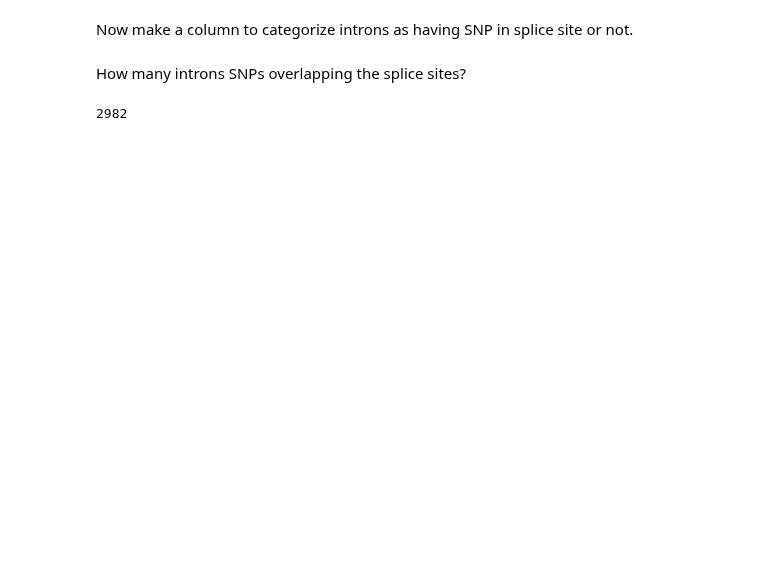
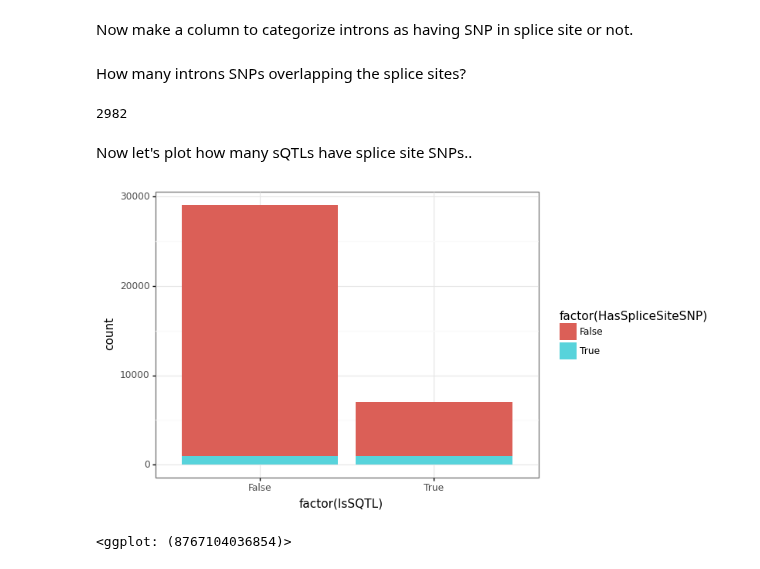
Before and after one commit to bfairkun/ChromatinSplicingQTLs, a Jupyter notebook: docs/20210921_CountSpliceSiteSNPsInSQTLs.py.ipynb, the cells around one changed output. Saved outputs shown, nothing was run; the diff lists cells and outputs as text; code cells hidden in the pictures; blank space fills up the shorter version.

```diff
--- a/docs/20210921_CountSpliceSiteSNPsInSQTLs.py.ipynb
+++ b/docs/20210921_CountSpliceSiteSNPsInSQTLs.py.ipynb
@@ -90,7 +101,7 @@ Merged
 # %% [markdown]
 Now, I want to classify the introns by whether or not there is a test SNP near the intron boundaries... I did some careful checking of my code with the help of visualizing SNPs and splice sites in IGV, to check that this counting works as expected with regards to both plus and minus strand introns at both 5'ss and 3'ss SNPs.
 # %%
-vcf_reader = vcf.Reader(filename='../QTLs/QTLTools/Expression.Splicing/Genotypes/WholeGenome.vcf.gz')
+vcf_reader = vcf.Reader(filename='QTLs/QTLTools/Expression.Splicing/Genotypes/WholeGenome.vcf.gz')
 
 #From -1 to 5 pos relative to donor GT: [0]G[1]T
 Merged['DonorSnpCount'] = Merged.apply(lambda x: Count_SNPs_Around_Pos(vcf_reader, x['#Chr'], x['DonorPos'], -1, 5, strand=x['strand']), axis=1)
@@ -121,3 +118,24 @@ How many introns SNPs overlapping the splice sites?
 sum(Merged['SNP_in_SS'])
 # %% [output]
 2982
+# %% [markdown]
+Now let's plot how many sQTLs have splice site SNPs..
+# %%
+ToPlot = (Merged.filter(['q', 'gid', 'SNP_in_SS'])
+    .groupby(['gid', 'q'])
+    .agg({"SNP_in_SS": "sum"}))
+
+ToPlot = ToPlot.reset_index()
+
+
+ToPlot['IsSQTL'] = ToPlot['q'] < 0.1
+ToPlot['HasSpliceSiteSNP'] = ToPlot['SNP_in_SS'] > 0
+
+
+
+(ggplot(ToPlot, aes(x='factor(IsSQTL)', fill='factor(HasSpliceSiteSNP)'))
+ + geom_bar()
+ + theme_bw())
+# %% [output]
+[figure, added]
+<ggplot: (8767104036854)>
```
Also changed, not shown: parts of 12 cells of this notebook, 4 other files.
